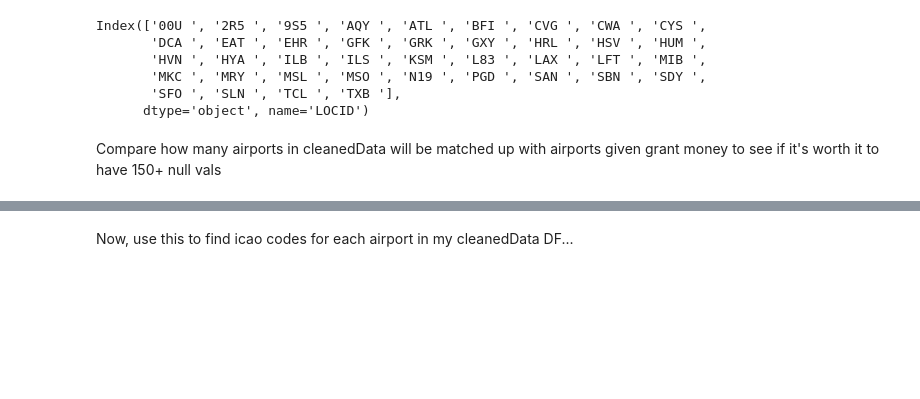
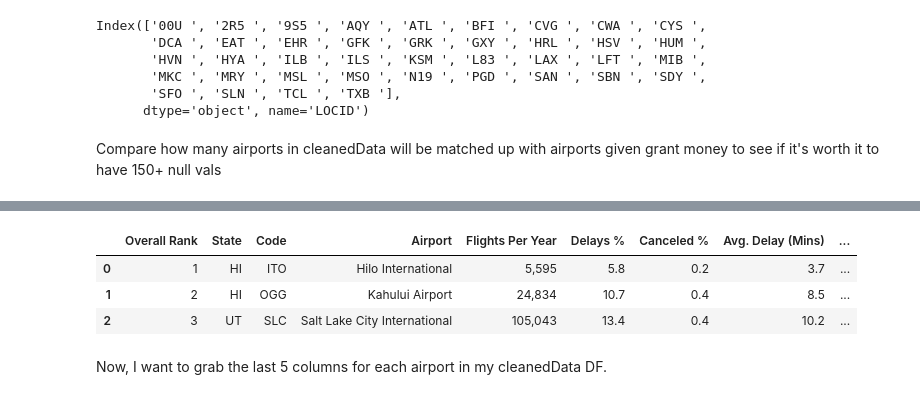
Before and after one commit to lucystorts/386Project, a Jupyter notebook: DataCleaning.ipynb, the cells around one changed output, grey strips where cells are left out. Cells and saved outputs as stored; diff of their text form; code cells hidden in the pictures; blank space fills up the shorter version.

```diff
--- a/DataCleaning.ipynb
+++ b/DataCleaning.ipynb
@@ -347,2 +424,10 @@ KCMH
+# %%
+airportStats = pd.read_csv(partialpath+'AirportStats.txt',sep="\t")
+airportStats.head(3)
+# %% [output]
+|  | Overall Rank | State | Code | Airport | Flights Per Year | Delays % | Canceled % | Avg. Delay (Mins) | ... |
+| 0 | 1 | HI | ITO | Hilo International | 5,595 | 5.8 | 0.2 | 3.7 | ... |
+| 1 | 2 | HI | OGG | Kahului Airport | 24,834 | 10.7 | 0.4 | 8.5 | ... |
+| 2 | 3 | UT | SLC | Salt Lake City International | 105,043 | 13.4 | 0.4 | 10.2 | ... |
 # %% [markdown]
-Now, use this to find icao codes for each airport in my cleanedData DF...
+Now, I want to grab the last 5 columns for each airport in my cleanedData DF.
```
Also changed, not shown: parts of 20 cells of this notebook, 7 other files.
